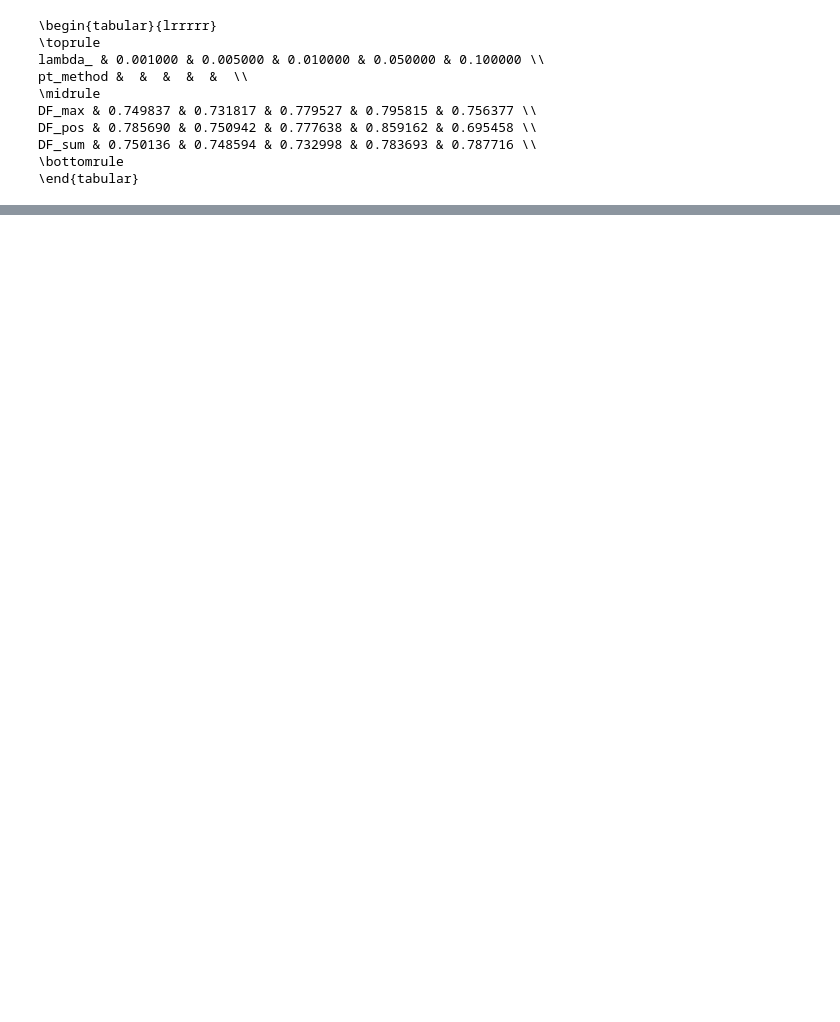
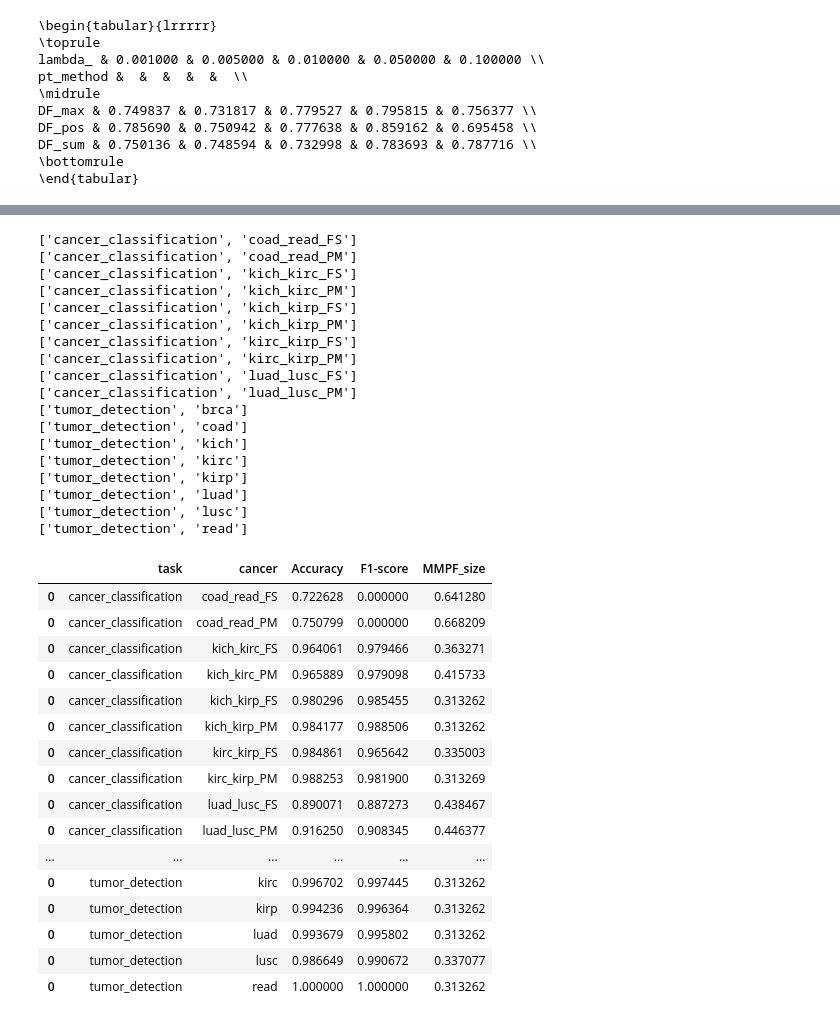
Before and after one commit to gaspardvilla/Intersectional-Fairness-on-Histopathological-images-classification, a Jupyter notebook: results.ipynb, the cells around one changed output, grey strips where cells are left out. Cells and saved outputs as stored; diff of their text form; code cells hidden in the pictures; blank space fills up the shorter version.

```diff
--- a/results.ipynb
+++ b/results.ipynb
@@ -296,0 +369,80 @@ DF_sum & 0.750136 & 0.748594 & 0.732998 & 0.783693 & 0.787716 \\
+# %%
+def check_results_martinez(task : str,
+                           cancer : str,
+                           df : pd.DataFrame,
+                           set_ : str):
+    # Initialization
+    sub_dict = {'task' : [task], 'cancer' : [cancer]}
+
+    # Extract the results pkl files
+    preds_path = 'results/preds/run_100/add_protected_atts_1/Martinez'
+    results = pd.read_pickle(preds_path + f'/{task}/{cancer}/alpha_0.5/results.pkl')
+
+    # Compute the metrics
+    # Accuracy
+    sub_dict['Accuracy'] = tm.classification.BinaryAccuracy()(torch.Tensor(results.pred), torch.Tensor(results.label)).item()
+
+    # F1-score
+    sub_dict['F1-score'] = tm.classification.BinaryF1Score()(torch.Tensor(results.pred), torch.Tensor(results.label)).item()
+
+    # MMPF_size
+    mmpf_metrics = compute_pareto_metrics(results, loss_fct, protected_atts)
+    sub_dict['MMPF_size'] = [mmpf_metrics[f'{set_}MMPF_size_2']]
+
+    # Return the updated data frame
+    if df.empty: df = pd.DataFrame(data = sub_dict)
+    else: df = pd.concat([df, pd.DataFrame(data = sub_dict)])
+    return df
+# %%
+# Initialization
+cols = ['task', 'cancer', 'Accuracy', 'F1-score', 'MMPF_size']
+df_martinez = pd.DataFrame(columns = cols)
+
+# Loop on the combinations for baseline
+for comb in COMBS_BASELINE:
+    # Track
+    print(comb)
+
+    # Extract combinations
+    task = comb[0]
+    cancer = comb[1]
+
+    # Get the metrics
+    df_martinez = check_results_martinez(task, cancer, df_martinez, 'test_')
+df_martinez
+# %% [output]
+['cancer_classification', 'coad_read_FS']
+['cancer_classification', 'coad_read_PM']
+['cancer_classification', 'kich_kirc_FS']
+['cancer_classification', 'kich_kirc_PM']
+['cancer_classification', 'kich_kirp_FS']
+['cancer_classification', 'kich_kirp_PM']
+['cancer_classification', 'kirc_kirp_FS']
+['cancer_classification', 'kirc_kirp_PM']
+['cancer_classification', 'luad_lusc_FS']
+['cancer_classification', 'luad_lusc_PM']
+['tumor_detection', 'brca']
+['tumor_detection', 'coad']
+['tumor_detection', 'kich']
+['tumor_detection', 'kirc']
+['tumor_detection', 'kirp']
+['tumor_detection', 'luad']
+['tumor_detection', 'lusc']
+['tumor_detection', 'read']
+|  | task | cancer | Accuracy | F1-score | MMPF_size |
+| 0 | cancer_classification | coad_read_FS | 0.722628 | 0.000000 | 0.641280 |
+| 0 | cancer_classification | coad_read_PM | 0.750799 | 0.000000 | 0.668209 |
+| 0 | cancer_classification | kich_kirc_FS | 0.964061 | 0.979466 | 0.363271 |
+| 0 | cancer_classification | kich_kirc_PM | 0.965889 | 0.979098 | 0.415733 |
+| 0 | cancer_classification | kich_kirp_FS | 0.980296 | 0.985455 | 0.313262 |
+| 0 | cancer_classification | kich_kirp_PM | 0.984177 | 0.988506 | 0.313262 |
+| 0 | cancer_classification | kirc_kirp_FS | 0.984861 | 0.965642 | 0.335003 |
+| 0 | cancer_classification | kirc_kirp_PM | 0.988253 | 0.981900 | 0.313269 |
+| 0 | cancer_classification | luad_lusc_FS | 0.890071 | 0.887273 | 0.438467 |
+| 0 | cancer_classification | luad_lusc_PM | 0.916250 | 0.908345 | 0.446377 |
+| ... | ... | ... | ... | ... | ... |
+| 0 | tumor_detection | kirc | 0.996702 | 0.997445 | 0.313262 |
+| 0 | tumor_detection | kirp | 0.994236 | 0.996364 | 0.313262 |
+| 0 | tumor_detection | luad | 0.993679 | 0.995802 | 0.313262 |
+| 0 | tumor_detection | lusc | 0.986649 | 0.990672 | 0.337077 |
+| 0 | tumor_detection | read | 1.000000 | 1.000000 | 0.313262 |
```
Also changed, not shown: parts of 14 cells of this notebook, 6 other files.
